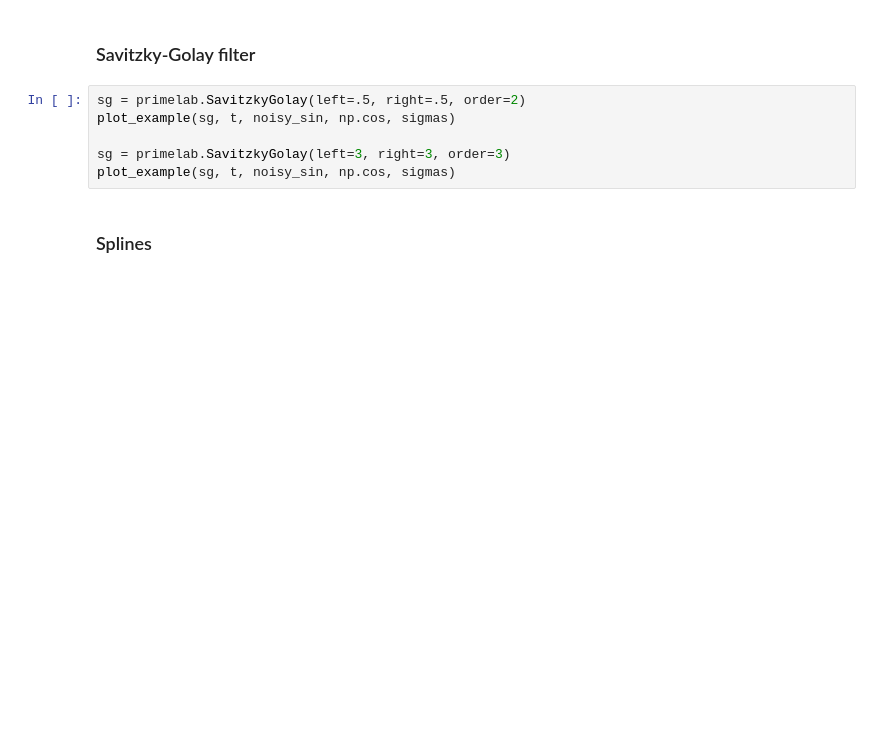
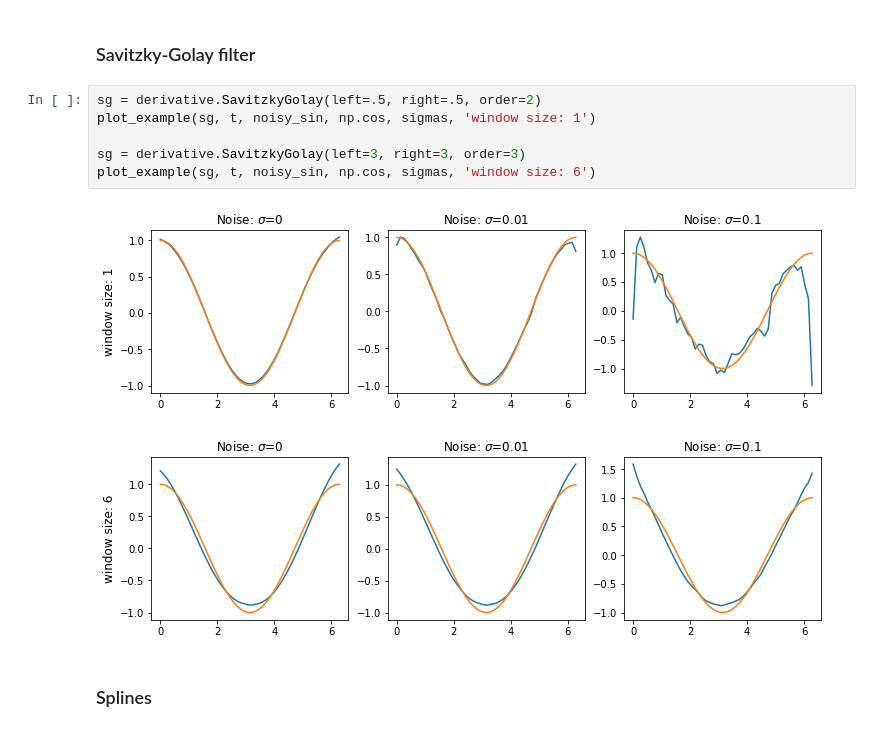
Before and after one commit to andgoldschmidt/derivative, a Jupyter notebook: docs/notebooks/Examples.ipynb, the cells around one changed output. Saved outputs shown, nothing was run; the diff lists cells and outputs as text; blank space fills up the shorter version.

```diff
--- a/docs/notebooks/Examples.ipynb
+++ b/docs/notebooks/Examples.ipynb
@@ -76,11 +88,14 @@ plot_example(fd, t, noisy_sin, np.cos, sigmas)
 # %% [markdown]
 ### Savitzky-Golay filter
 # %%
-sg = primelab.SavitzkyGolay(left=.5, right=.5, order=2)
-plot_example(sg, t, noisy_sin, np.cos, sigmas)
+sg = derivative.SavitzkyGolay(left=.5, right=.5, order=2)
+plot_example(sg, t, noisy_sin, np.cos, sigmas, 'window size: 1')
 
-sg = primelab.SavitzkyGolay(left=3, right=3, order=3)
-plot_example(sg, t, noisy_sin, np.cos, sigmas)
+sg = derivative.SavitzkyGolay(left=3, right=3, order=3)
+plot_example(sg, t, noisy_sin, np.cos, sigmas, 'window size: 6')
+# %% [output]
+[figure, added]
+[figure, added]
 # %% [markdown]
 ### Splines
 # %%
```
Also changed, not shown: parts of 15 cells of this notebook, 13 other files.
